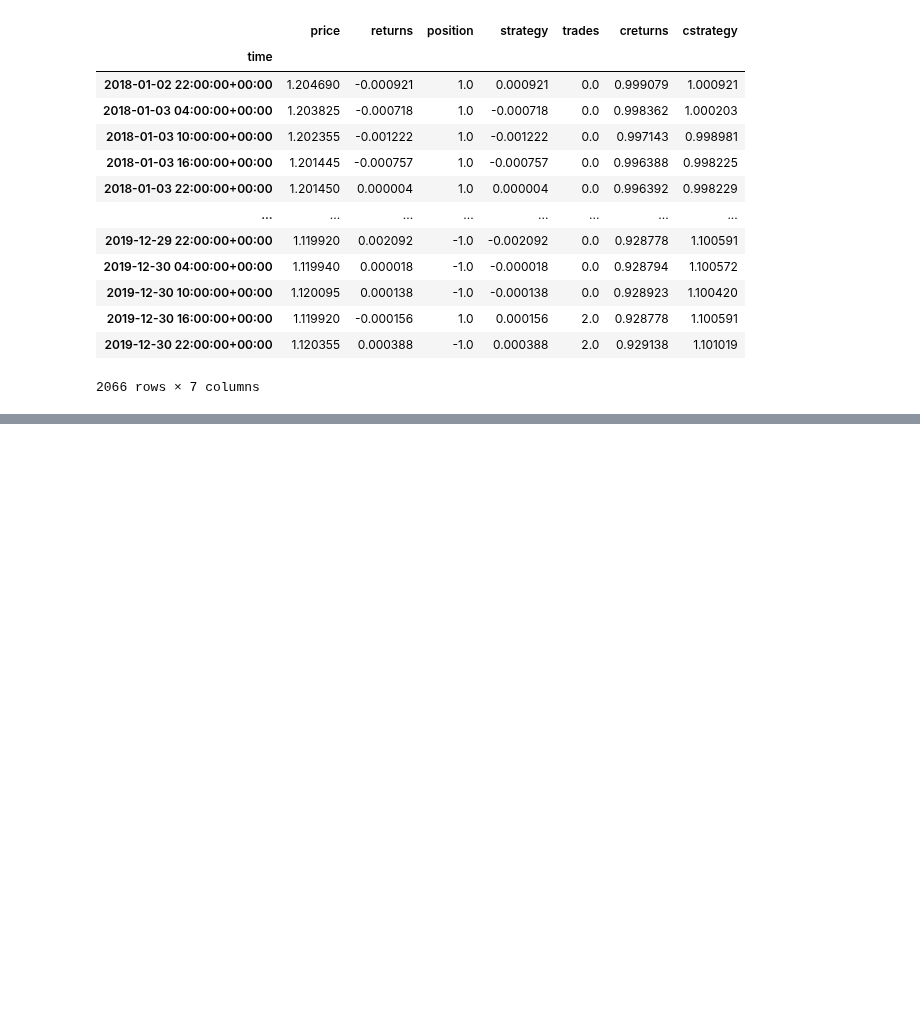
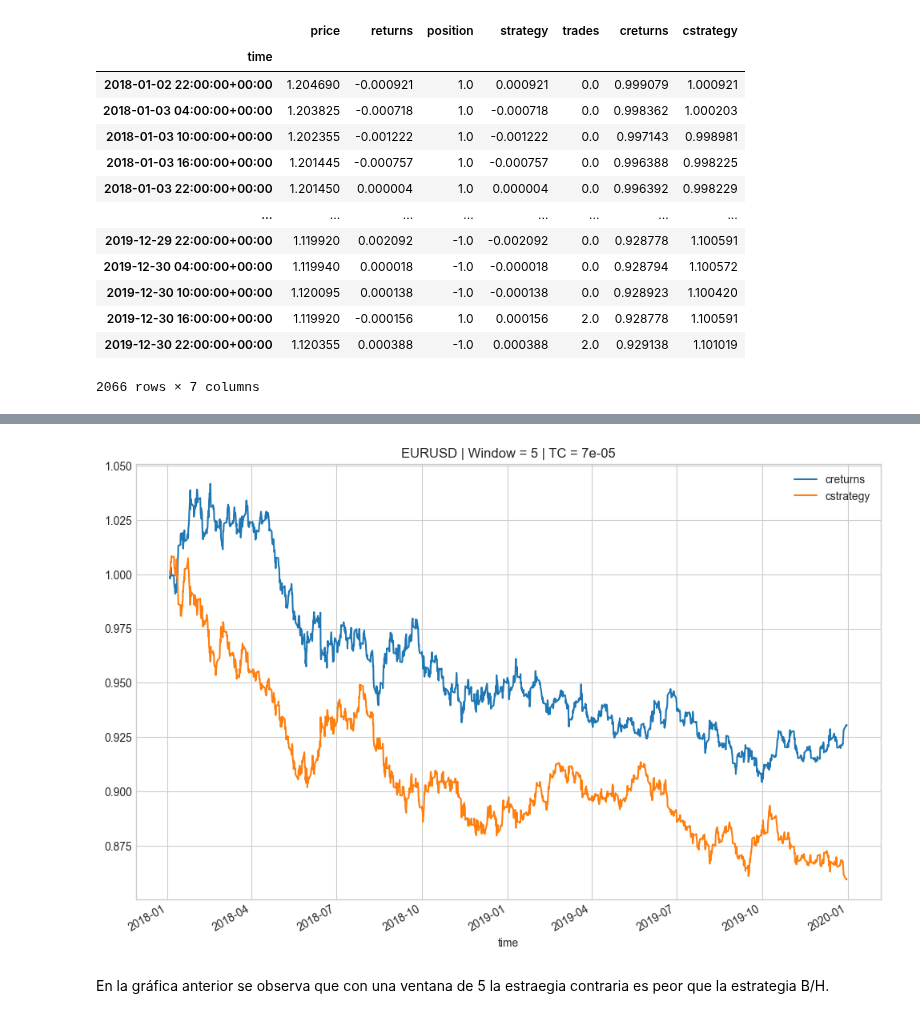
Before and after one commit to mario812/algo-trading-env, a Jupyter notebook: 3.2.8-gen_oop_conback.ipynb, the cells around one changed output, grey strips where cells are left out. Drawn from its saved outputs; the diff is of its cells as text; code cells hidden in the pictures; blank space fills up the shorter version.

```diff
--- a/3.2.8-gen_oop_conback.ipynb
+++ b/3.2.8-gen_oop_conback.ipynb
@@ -82,0 +132,7 @@ tester.results
+# %%
+tester.test_strategy(5)
+tester.plot_results()
+# %% [output]
+[figure, added]
+# %% [markdown]
+En la gráfica anterior se observa que con una ventana de 5 la estraegia contraria es peor que la estrategia B/H.
```
Also changed, not shown: parts of 6 cells of this notebook.
